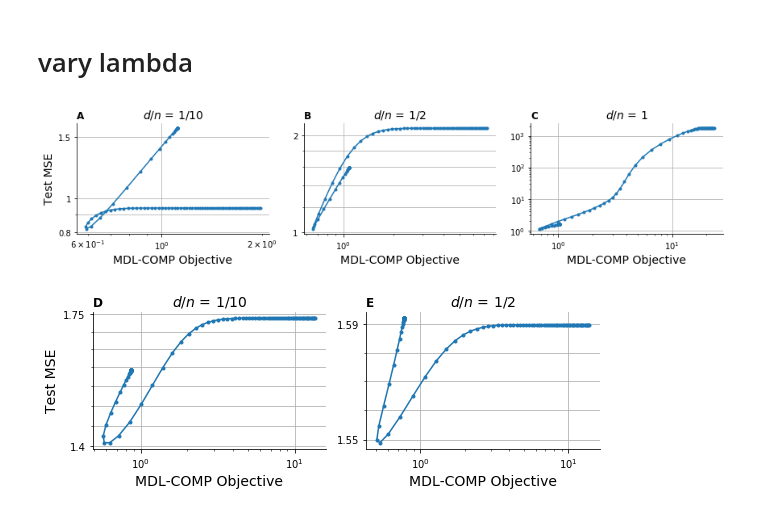
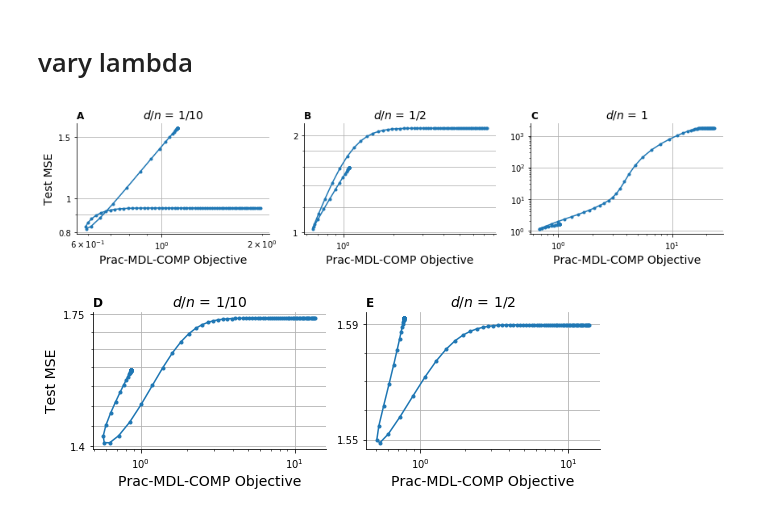
Before and after one commit to csinva/mdl-complexity, a Jupyter notebook: 01_explore_lambda_loss.ipynb, the cells around one changed output. Saved outputs shown, nothing was run; the diff lists cells and outputs as text; code cells hidden in the pictures.

```diff
--- a/01_explore_lambda_loss.ipynb
+++ b/01_explore_lambda_loss.ipynb
@@ -108,33 +105,33 @@ for top_or_bot in ['top', 'bot']:
         if c == 0:
             plt.ylabel('Test MSE', fontsize=14)
 
         plt.xscale('log')
         plt.yscale('log')
         plt.grid(which='major', axis='x')
         plt.grid(which='both', axis='y')
     #     plt.grid(which='major', axis='y')
 
         ax.yaxis.set_minor_formatter(NullFormatter())
 
         ax.spines['right'].set_visible(False)
         ax.spines['top'].set_visible(False)
 
         if n_train_over_num_features == 10:
             plt.yticks([0.8, 1, 1.5], labels=['0.8', '1', '1.5'])
         if n_train_over_num_features == 2:
             plt.yticks([1, 2], labels=['1', '2'])
         if n_train_over_num_features == 1:
             plt.grid(which='minor', axis='y')
         elif n_train_over_num_features == 1/2:
             plt.yticks([1.4, 1.75], labels=['1.4', '1.75'])
         elif n_train_over_num_features == 1/10:
             plt.yticks([1.55, 1.59], labels=['1.55', '1.59'])
-        plt.xlabel('MDL-COMP Objective', fontsize=14)
+        plt.xlabel('Prac-MDL-COMP Objective', fontsize=14)
         plt.title('$d/n$ = ' + tits[c], fontsize=14)
         plt.title(lets[c], loc='left', fontweight='bold')
 
     # plt.savefig(oj(save_dir, 'fig_lambda_top.pdf'))
     plt.savefig(oj(save_dir, f'fig_lambda_{top_or_bot}.pdf'))
 # %% [output]
-[figure, old version]
+[figure, new version]
-[figure, old version]
+[figure, new version]
```
Also changed, not shown: parts of 1 cell of this notebook, 3 other files.
